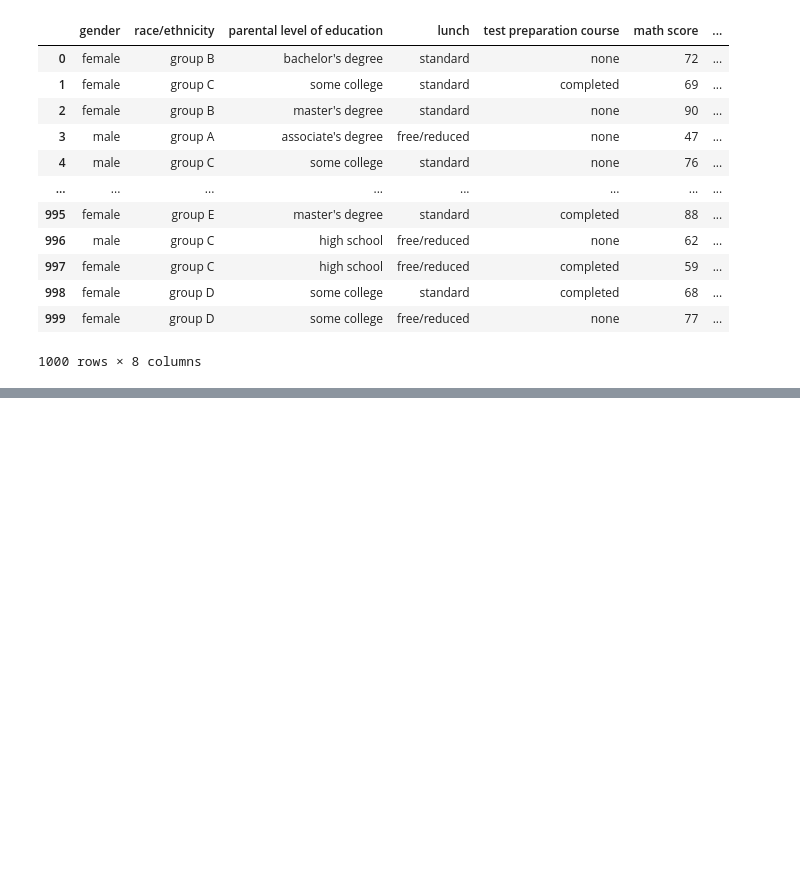
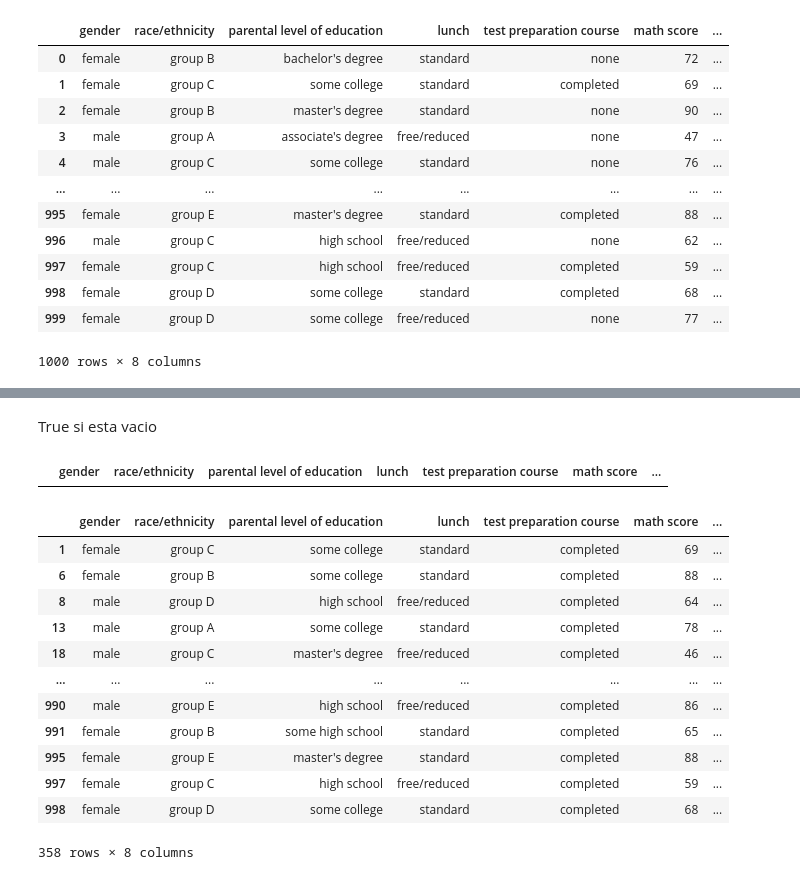
Before and after one commit to bernacode/Learning-DataScience, a Jupyter notebook: 02_pandas/introduccion/Select.ipynb, the cells around one changed output, grey strips where cells are left out. Drawn from its saved outputs; the diff is of its cells as text; code cells hidden in the pictures; blank space fills up the shorter version.

```diff
--- a/02_pandas/introduccion/Select.ipynb
+++ b/02_pandas/introduccion/Select.ipynb
@@ -53,0 +155,22 @@ mathScore_gender = students["gender","math score","reading score","writing score
+# %% [markdown]
+True si esta vacio
+# %%
+students[students["reading score"].isna()]
+# %% [output]
+|  | gender | race/ethnicity | parental level of education | lunch | test preparation course | math score | ... |
+# %%
+students[students["test preparation course"] == "completed"]
+# %% [output]
+|  | gender | race/ethnicity | parental level of education | lunch | test preparation course | math score | ... |
+| 1 | female | group C | some college | standard | completed | 69 | ... |
+| 6 | female | group B | some college | standard | completed | 88 | ... |
+| 8 | male | group D | high school | free/reduced | completed | 64 | ... |
+| 13 | male | group A | some college | standard | completed | 78 | ... |
+| 18 | male | group C | master's degree | free/reduced | completed | 46 | ... |
+| ... | ... | ... | ... | ... | ... | ... | ... |
+| 990 | male | group E | high school | free/reduced | completed | 86 | ... |
+| 991 | female | group B | some high school | standard | completed | 65 | ... |
+| 995 | female | group E | master's degree | standard | completed | 88 | ... |
+| 997 | female | group C | high school | free/reduced | completed | 59 | ... |
+| 998 | female | group D | some college | standard | completed | 68 | ... |
+358 rows × 8 columns
```
Also changed, not shown: parts of 19 cells of this notebook.
